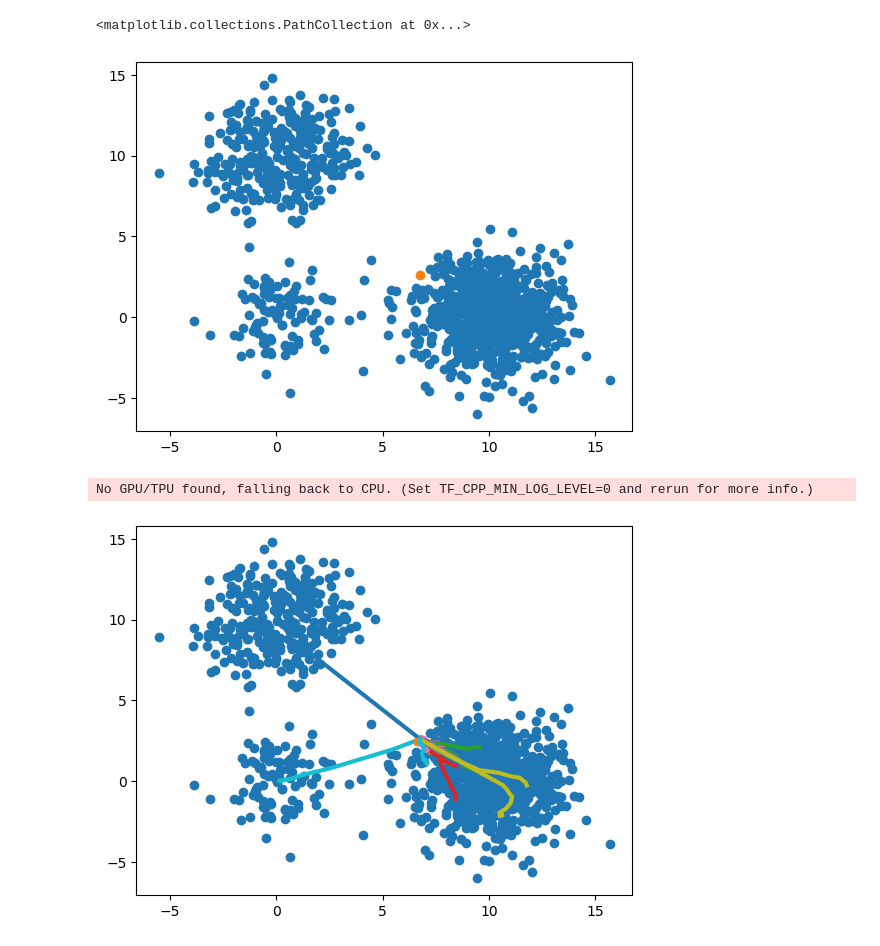
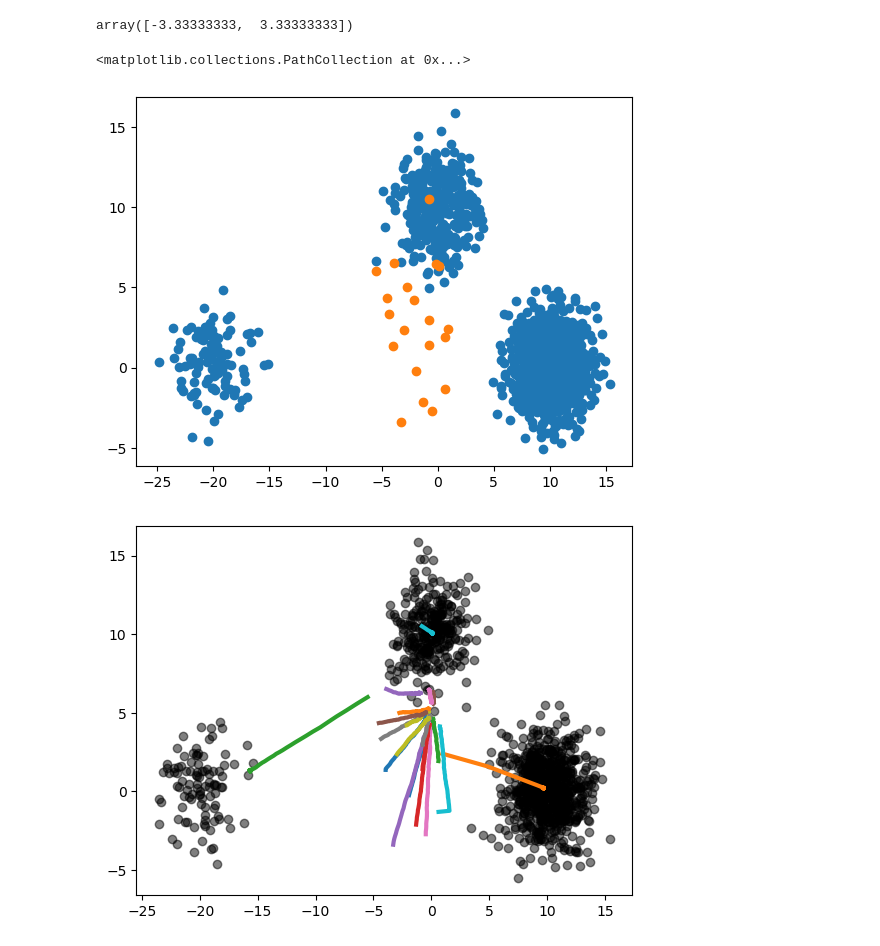
Before and after one commit to flatironinstitute/cryojax-ensemble-optimization, a Jupyter notebook: example.ipynb, the cells around one changed output. Saved outputs shown, nothing was run; the diff lists cells and outputs as text; code cells hidden in the pictures.

```diff
--- a/example.ipynb
+++ b/example.ipynb
@@ -17,52 +22,63 @@ from cryo_md.analysis import calc_population_models
 # %%
 n_points = np.array([100, 300, 800])
-centers = np.array([[0, 0], [0, 10], [10, 0]])
+centers = np.array([[-20, 0], [0, 10], [10, 0]])
 
 cov = np.array([[3, 0], [0, 3]])
 
 data = data_generator(centers, cov, n_points)
+# %%
+np.mean(centers, axis=0)
+# %% [output]
+array([-3.33333333,  3.33333333])
+# %%
+np.random.seed(1234)
+n_models = 20
+
+# homo_model = np.mean(data, axis=0)
+homo_model = np.mean(centers, axis=0)
+init_models = np.repeat(homo_model.reshape(1, -1), n_models, axis=0)
+# init_models[2] = np.array([-20, -20])
+
+init_models = np.random.randn(n_models, data.shape[1]) * 3 + np.mean(centers, axis=0)
+
+weights = np.ones(init_models.shape[0]) / init_models.shape[0]
+
+# weights = np.random.rand(n_models)
+# weights /= np.sum(weights)
+
+# prior_center = np.mean(centers, axis=0)
+
+prior_center = np.array([0.0, 5.0])
 # %%
-homo_model = np.mean(data, axis=0)
-
 plt.scatter(data[:, 0], data[:, 1])
-plt.scatter(homo_model[0], homo_model[1])
+plt.scatter(init_models[:, 0], init_models[:, 1])
 # %% [output]
 <matplotlib.collections.PathCollection at 0x...>
-[figure, old version]
+[figure, new version]
-# %%
-n_models = 20
-
-init_models = np.repeat(homo_model.reshape(1, -1), n_models, axis=0)
-# init_models[2] = np.array([-20, 0])
-
-weights = np.ones(init_models.shape[0]) / init_models.shape[0]
-prior_center = np.array([5.0, 5.0])
 # %%
 config = {
     "samp_steps": 100,
     "samp_step_size": 0.01,
-    "md_force_constant": 0.0,
-    "samp_bias_force": 1.0,
+    "md_force_constant": 1.0,
+    "samp_bias_force": 2.0,
     "opt_steps": 1000,
     "opt_step_size": 0.1,
-    "batch_size": 100,
+    "batch_size": data.shape[0],
     "sigma": 1.0,
-    "gamma": 1.0 / 10,
+    "gamma": 0.1,
     "delta_sigma": 1,
-    "stride": 100,
+    "stride": 10,
 }
 
 cryo_md.utils.check_config(config)
 # %%
 traj_struct, traj_weights = run_optimizer(
-    init_models, weights, data, prior_center, config
+    init_models, weights, data, prior_center, config, seed=1234
 )
-# %% [output]
-No GPU/TPU found, falling back to CPU. (Set TF_CPP_MIN_LOG_LEVEL=0 and rerun for more info.)
 # %%
-plt.scatter(data[:, 0], data[:, 1])
+plt.scatter(data[:, 0], data[:, 1], alpha=0.5, color="black")
 
 for i in range(traj_struct.shape[1]):
     plt.plot(traj_struct[:, i, 0], traj_struct[:, i, 1], linewidth=3)
 # %% [output]
-[figure, old version]
+[figure, new version]
```
Also changed, not shown: parts of 9 cells of this notebook, 3 other files.
